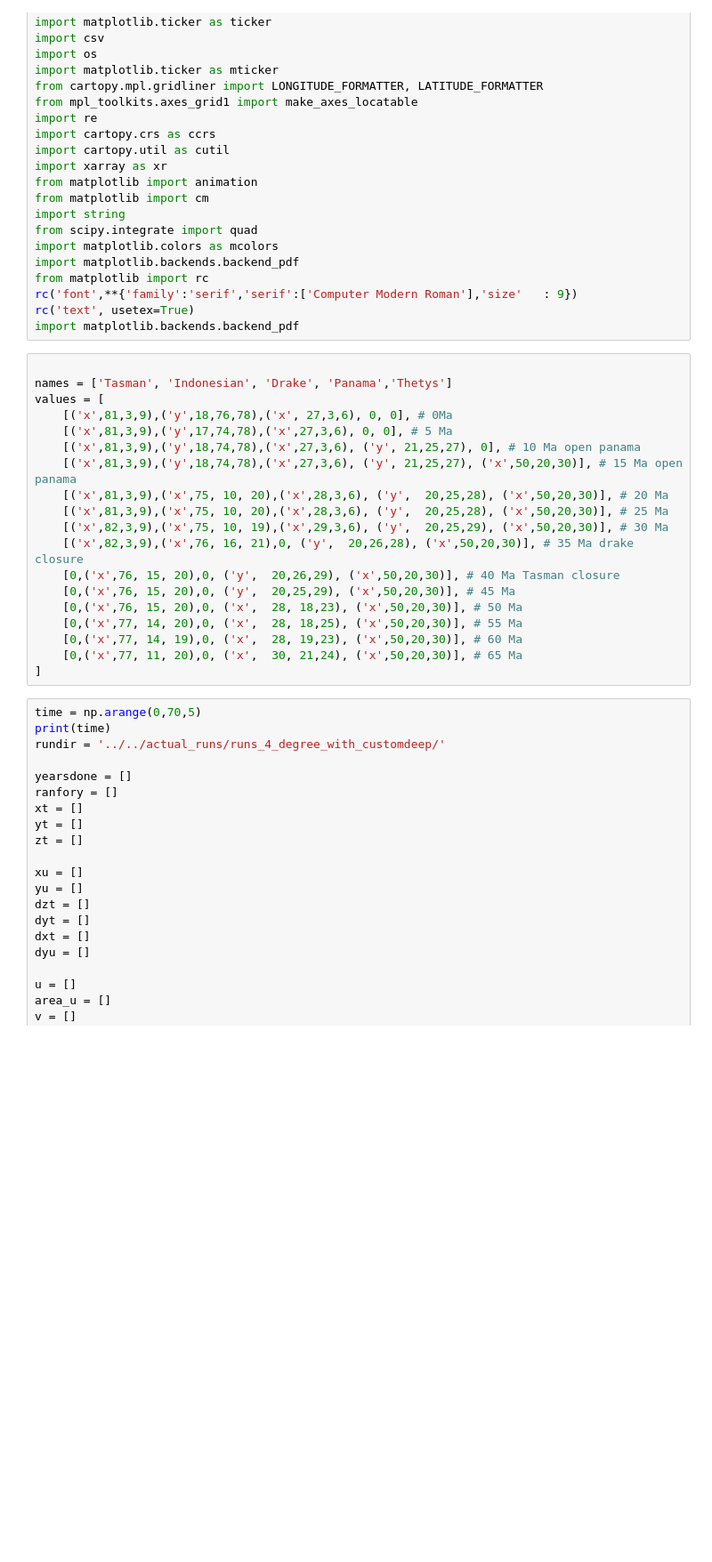
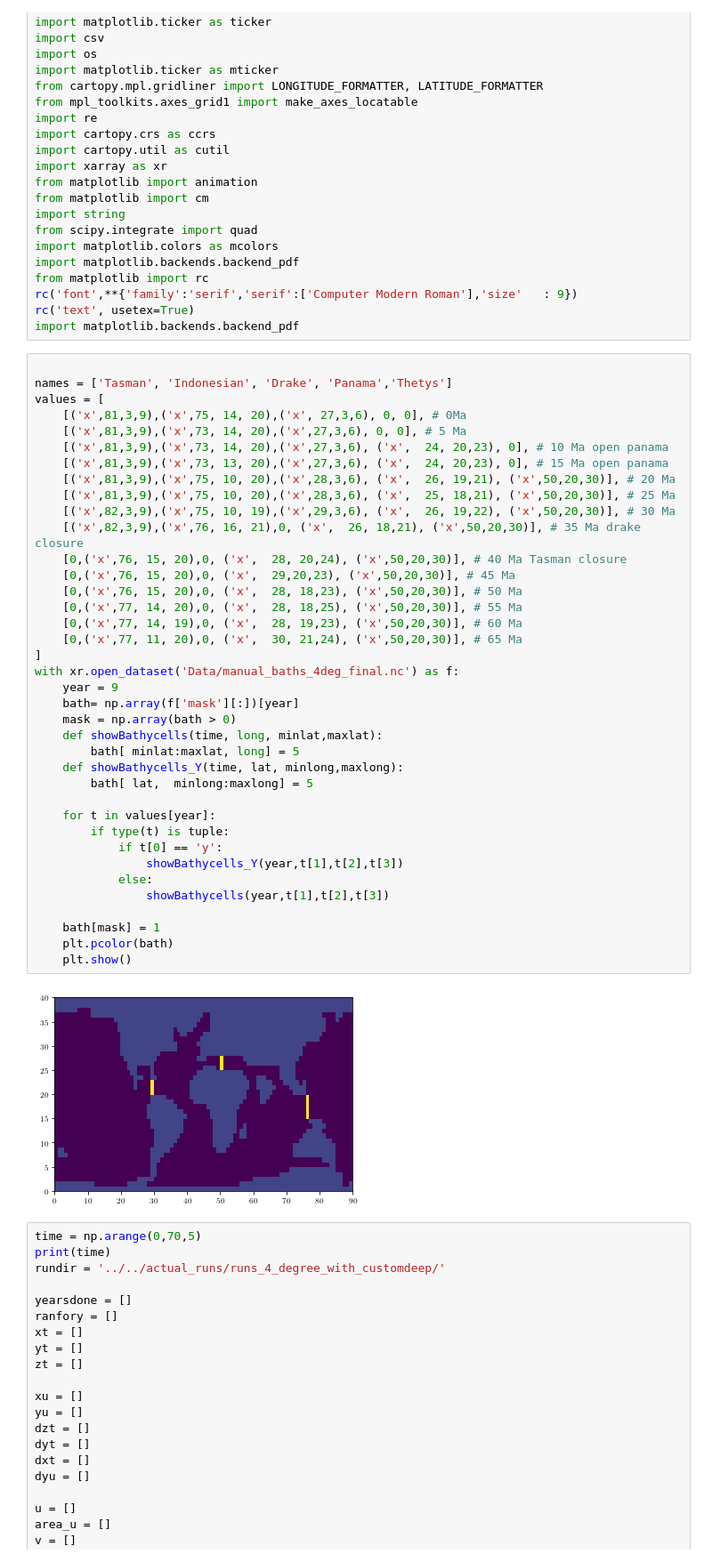
Before and after one commit to martedv/veros_bathymetry_eocene_pliocene, a Jupyter notebook: plotting/notebooks/throughflow.ipynb, the cells around one changed output. Shown at 89% size. Cells and saved outputs as stored; diff of their text form; blank space fills up the shorter version.

Commit message:
new bathy 15

```diff
--- a/plotting/notebooks/throughflow.ipynb
+++ b/plotting/notebooks/throughflow.ipynb
@@ -26,22 +26,43 @@ import matplotlib.backends.backend_pdf
 # %%
 
 names = ['Tasman', 'Indonesian', 'Drake', 'Panama','Thetys']
 values = [
-    [('x',81,3,9),('y',18,76,78),('x', 27,3,6), 0, 0], # 0Ma
-    [('x',81,3,9),('y',17,74,78),('x',27,3,6), 0, 0], # 5 Ma
-    [('x',81,3,9),('y',18,74,78),('x',27,3,6), ('y', 21,25,27), 0], # 10 Ma open panama
-    [('x',81,3,9),('y',18,74,78),('x',27,3,6), ('y', 21,25,27), ('x',50,20,30)], # 15 Ma open panama
-    [('x',81,3,9),('x',75, 10, 20),('x',28,3,6), ('y',  20,25,28), ('x',50,20,30)], # 20 Ma
-    [('x',81,3,9),('x',75, 10, 20),('x',28,3,6), ('y',  20,25,28), ('x',50,20,30)], # 25 Ma
-    [('x',82,3,9),('x',75, 10, 19),('x',29,3,6), ('y',  20,25,29), ('x',50,20,30)], # 30 Ma
-    [('x',82,3,9),('x',76, 16, 21),0, ('y',  20,26,28), ('x',50,20,30)], # 35 Ma drake closure
-    [0,('x',76, 15, 20),0, ('y',  20,26,29), ('x',50,20,30)], # 40 Ma Tasman closure
-    [0,('x',76, 15, 20),0, ('y',  20,25,29), ('x',50,20,30)], # 45 Ma
+    [('x',81,3,9),('x',75, 14, 20),('x', 27,3,6), 0, 0], # 0Ma
+    [('x',81,3,9),('x',73, 14, 20),('x',27,3,6), 0, 0], # 5 Ma
+    [('x',81,3,9),('x',73, 14, 20),('x',27,3,6), ('x',  24, 20,23), 0], # 10 Ma open panama
+    [('x',81,3,9),('x',73, 13, 20),('x',27,3,6), ('x',  24, 20,23), 0], # 15 Ma open panama
+    [('x',81,3,9),('x',75, 10, 20),('x',28,3,6), ('x',  26, 19,21), ('x',50,20,30)], # 20 Ma
+    [('x',81,3,9),('x',75, 10, 20),('x',28,3,6), ('x',  25, 18,21), ('x',50,20,30)], # 25 Ma
+    [('x',82,3,9),('x',75, 10, 19),('x',29,3,6), ('x',  26, 19,22), ('x',50,20,30)], # 30 Ma
+    [('x',82,3,9),('x',76, 16, 21),0, ('x',  26, 18,21), ('x',50,20,30)], # 35 Ma drake closure
+    [0,('x',76, 15, 20),0, ('x',  28, 20,24), ('x',50,20,30)], # 40 Ma Tasman closure
+    [0,('x',76, 15, 20),0, ('x',  29,20,23), ('x',50,20,30)], # 45 Ma
     [0,('x',76, 15, 20),0, ('x',  28, 18,23), ('x',50,20,30)], # 50 Ma
     [0,('x',77, 14, 20),0, ('x',  28, 18,25), ('x',50,20,30)], # 55 Ma
     [0,('x',77, 14, 19),0, ('x',  28, 19,23), ('x',50,20,30)], # 60 Ma
     [0,('x',77, 11, 20),0, ('x',  30, 21,24), ('x',50,20,30)], # 65 Ma
 ]
+with xr.open_dataset('Data/manual_baths_4deg_final.nc') as f:
+    year = 9
+    bath= np.array(f['mask'][:])[year]
+    mask = np.array(bath > 0)
+    def showBathycells(time, long, minlat,maxlat):
+        bath[ minlat:maxlat, long] = 5
+    def showBathycells_Y(time, lat, minlong,maxlong):
+        bath[ lat,  minlong:maxlong] = 5
+
+    for t in values[year]:
+        if type(t) is tuple:
+            if t[0] == 'y':
+                showBathycells_Y(year,t[1],t[2],t[3])
+            else:
+                showBathycells(year,t[1],t[2],t[3])
+
+    bath[mask] = 1
+    plt.pcolor(bath)
+    plt.show()
+# %% [output]
+[figure, added]
 # %%
 time = np.arange(0,70,5)
 print(time)
```
Also changed, not shown: parts of 3 cells of this notebook, 16 other files.
